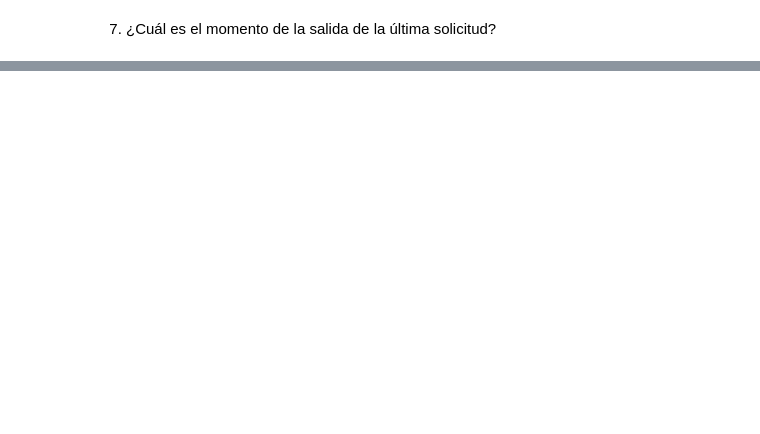
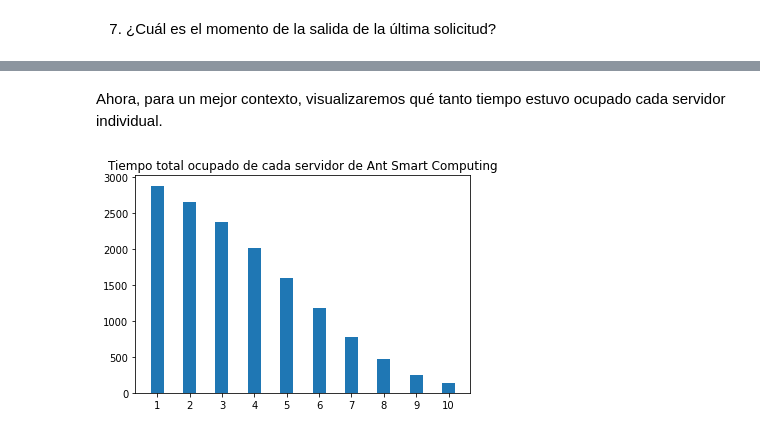
Before and after one commit to OJP98/Mini-proyecto-3-Modelos-y-Simulcacion, a Jupyter notebook: Simulacion_Miniproyecto3.ipynb, the cells around one changed output, grey strips where cells are left out. Saved outputs shown, nothing was run; the diff lists cells and outputs as text; code cells hidden in the pictures; blank space fills up the shorter version.

```diff
--- a/Simulacion_Miniproyecto3.ipynb
+++ b/Simulacion_Miniproyecto3.ipynb
@@ -351,0 +319,21 @@ Servidor 9 atendio un total de 1260 solicitudes
+# %%
+# Obtenemos una sumatoria de las diferencias entre cada instante que el servidor
+# atendió y terminó una solicitud.
+tiemposOA1 = []
+for i in range(len(registroServers)):
+  try:
+    llegadasDict=registroServers[i]['llegadas']
+    salidasDict=registroServers[i]['salidas']
+    llegadasList=[]
+    salidasList=[]
+    for id in registroServers[i]['llegadas'].keys():
+      llegadasList.append(llegadasDict[id])
+      salidasList.append(salidasDict[id])
+
+    tiempoOcupado = round(TiempoEntreArreglos(llegadasList, salidasList), 3)
+    tiemposOA1.append(tiempoOcupado)
+    print(f'Servidor {i} estuvo ocupado {tiempoOcupado} segundos')
+  except:
+    print(f'Servidor {i} estuvo ocupado 0 segundos')
+
+tiempoOcupadoA1 =  sum(tiemposOA1) / len(tiemposOA1)
@@ -739,0 +818,8 @@ Aspectos a tomar en cuenta:
+# %% [markdown]
+Ahora, para un mejor contexto, visualizaremos qué tanto tiempo estuvo ocupado cada servidor individual.
+# %%
+plt.bar(['1','2','3','4','5','6','7','8','9','10'], height=tiemposOA1, width=0.4)
+plt.title('Tiempo total ocupado de cada servidor de Ant Smart Computing')
+plt.show()
+# %% [output]
+[figure, added]
```
Also changed, not shown: parts of 137 cells of this notebook.
